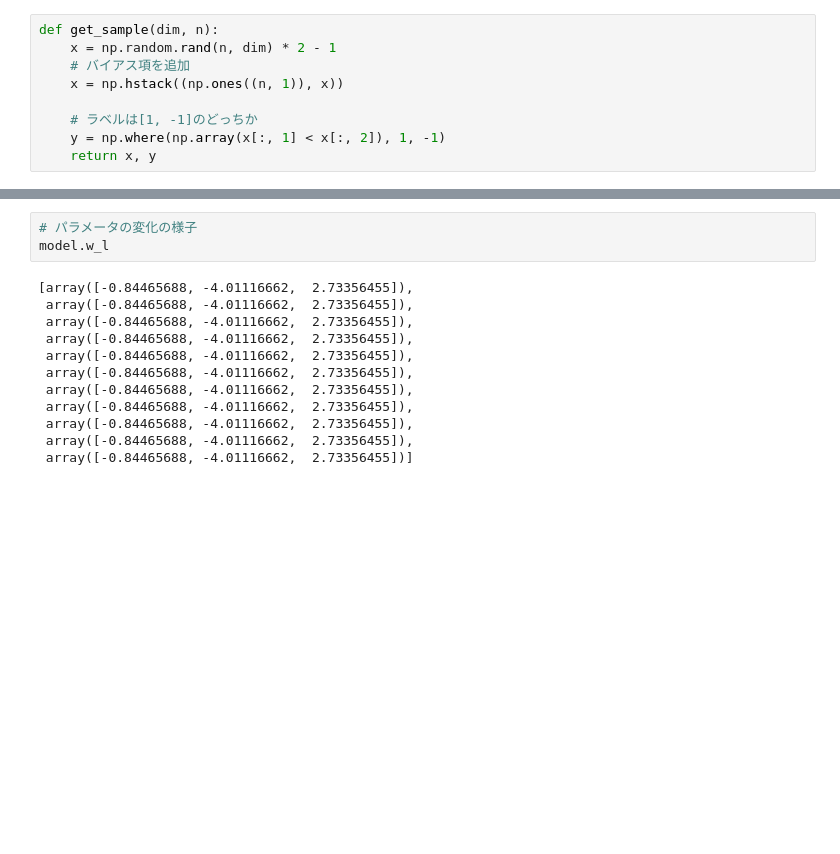
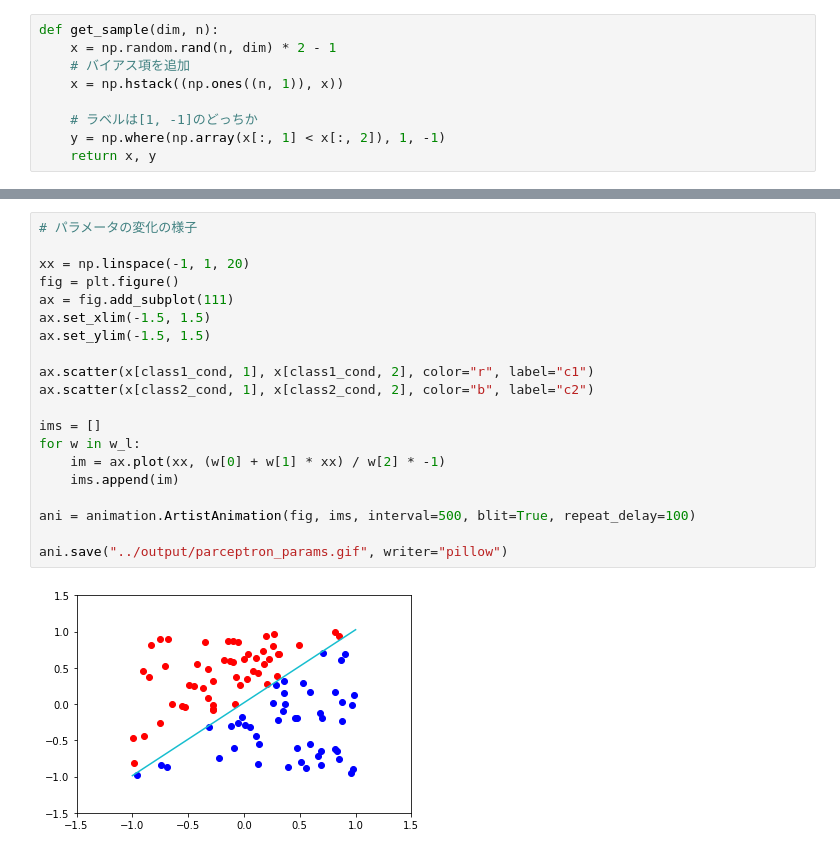
Before and after one commit to ko-ya346/study_wota, a Jupyter notebook: notebook/hajimete_pattern_chapter7.ipynb, the cells around one changed output, grey strips where cells are left out. Drawn from its saved outputs; the diff is of its cells as text; blank space fills up the shorter version.

```diff
--- a/notebook/hajimete_pattern_chapter7.ipynb
+++ b/notebook/hajimete_pattern_chapter7.ipynb
@@ -143,15 +149,22 @@ plt.show()
-# %%
-# パラメータの変化の様子
-model.w_l
-# %% [output]
-[array([-0.84465688, -4.01116662,  2.73356455]),
- array([-0.84465688, -4.01116662,  2.73356455]),
- array([-0.84465688, -4.01116662,  2.73356455]),
- array([-0.84465688, -4.01116662,  2.73356455]),
- array([-0.84465688, -4.01116662,  2.73356455]),
- array([-0.84465688, -4.01116662,  2.73356455]),
- array([-0.84465688, -4.01116662,  2.73356455]),
- array([-0.84465688, -4.01116662,  2.73356455]),
- array([-0.84465688, -4.01116662,  2.73356455]),
- array([-0.84465688, -4.01116662,  2.73356455]),
- array([-0.84465688, -4.01116662,  2.73356455])]
+# %%
+# パラメータの変化の様子
+
+xx = np.linspace(-1, 1, 20)
+fig = plt.figure()
+ax = fig.add_subplot(111)
+ax.set_xlim(-1.5, 1.5)
+ax.set_ylim(-1.5, 1.5)
+
+ax.scatter(x[class1_cond, 1], x[class1_cond, 2], color="r", label="c1")
+ax.scatter(x[class2_cond, 1], x[class2_cond, 2], color="b", label="c2")
+
+ims = []
+for w in w_l:
+    im = ax.plot(xx, (w[0] + w[1] * xx) / w[2] * -1)
+    ims.append(im)
+
+ani = animation.ArtistAnimation(fig, ims, interval=500, blit=True, repeat_delay=100)
+
+ani.save("../output/parceptron_params.gif", writer="pillow")
+# %% [output]
+[figure, added]
```
Also changed, not shown: parts of 7 cells of this notebook.
